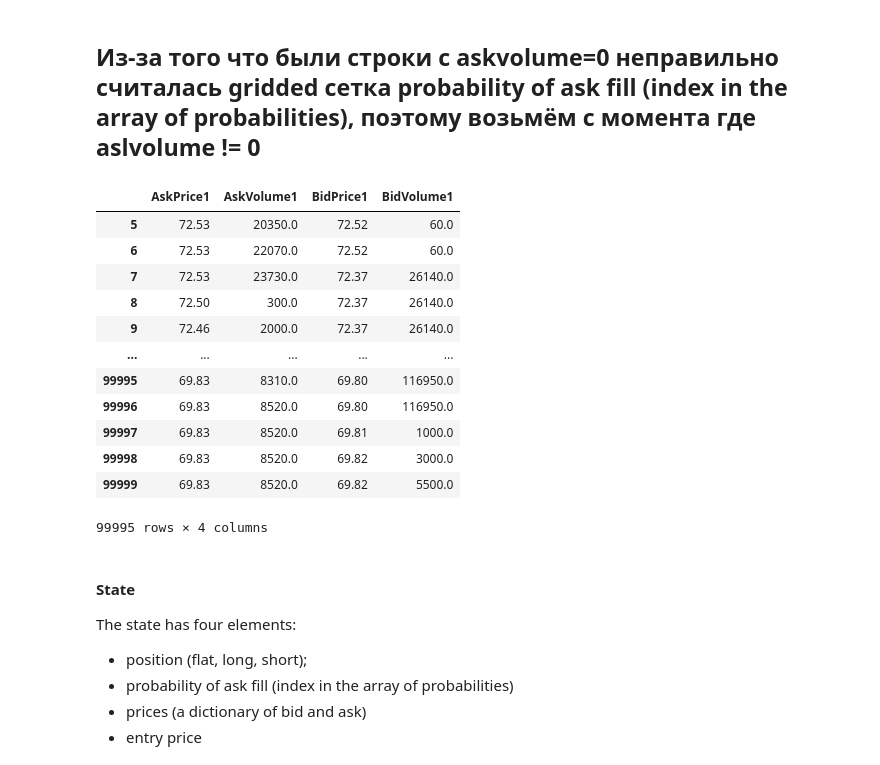
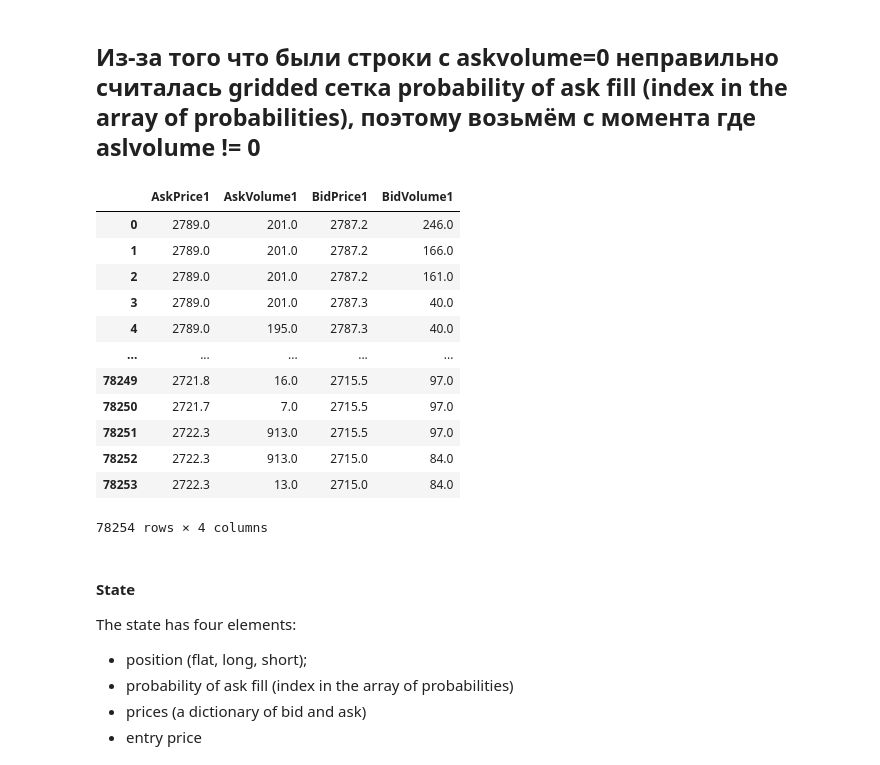
Before and after one commit to koteyevlev/MarketMakingMLAlgo, a Jupyter notebook: ML_in_Finance_MarketMaking.ipynb, the cells around one changed output. Saved outputs shown, nothing was run; the diff lists cells and outputs as text; code cells hidden in the pictures.

Commit message:
With LKOH instead SBER 20150310

```diff
--- a/ML_in_Finance_MarketMaking.ipynb
+++ b/ML_in_Finance_MarketMaking.ipynb
@@ -94,7 +94,7 @@ class DataFeed(object):
     def rewind(self):
         self.__gen = (row for row in self.data_RA)
 # %%
-t = pd.read_csv('SBER20150310.csv')
+t = pd.read_csv('LKOH20150310.csv')
 t.head()
 # %% [output]
 |  | Time | BidPrice1 | BidVolume1 | AskPrice1 | AskVolume1 | Last Trade Price | Last Trade Volume | Side | ... |
@@ -159,21 +159,21 @@ np.array(data).shape
 # %% [markdown]
 ## Из-за того что были строки с askvolume=0 неправильно считалась gridded сетка probability of ask fill (index in the array of probabilities), поэтому возьмём с момента где aslvolume != 0
 # %%
-data[5:100000]
+data
 # %% [output]
 |  | AskPrice1 | AskVolume1 | BidPrice1 | BidVolume1 |
-| 5 | 72.53 | 20350.0 | 72.52 | 60.0 |
-| 6 | 72.53 | 22070.0 | 72.52 | 60.0 |
-| 7 | 72.53 | 23730.0 | 72.37 | 26140.0 |
-| 8 | 72.50 | 300.0 | 72.37 | 26140.0 |
-| 9 | 72.46 | 2000.0 | 72.37 | 26140.0 |
+| 0 | 2789.0 | 201.0 | 2787.2 | 246.0 |
+| 1 | 2789.0 | 201.0 | 2787.2 | 166.0 |
+| 2 | 2789.0 | 201.0 | 2787.2 | 161.0 |
+| 3 | 2789.0 | 201.0 | 2787.3 | 40.0 |
+| 4 | 2789.0 | 195.0 | 2787.3 | 40.0 |
 | ... | ... | ... | ... | ... |
-| 99995 | 69.83 | 8310.0 | 69.80 | 116950.0 |
-| 99996 | 69.83 | 8520.0 | 69.80 | 116950.0 |
-| 99997 | 69.83 | 8520.0 | 69.81 | 1000.0 |
-| 99998 | 69.83 | 8520.0 | 69.82 | 3000.0 |
-| 99999 | 69.83 | 8520.0 | 69.82 | 5500.0 |
+| 78249 | 2721.8 | 16.0 | 2715.5 | 97.0 |
+| 78250 | 2721.7 | 7.0 | 2715.5 | 97.0 |
+| 78251 | 2722.3 | 913.0 | 2715.5 | 97.0 |
+| 78252 | 2722.3 | 913.0 | 2715.0 | 84.0 |
+| 78253 | 2722.3 | 13.0 | 2715.0 | 84.0 |
-99995 rows × 4 columns
+78254 rows × 4 columns
 # %%
 #csv_path = '../data/SBER20150310.csv'
 
```
Also changed, not shown: parts of 13 cells of this notebook, 5 other files.
